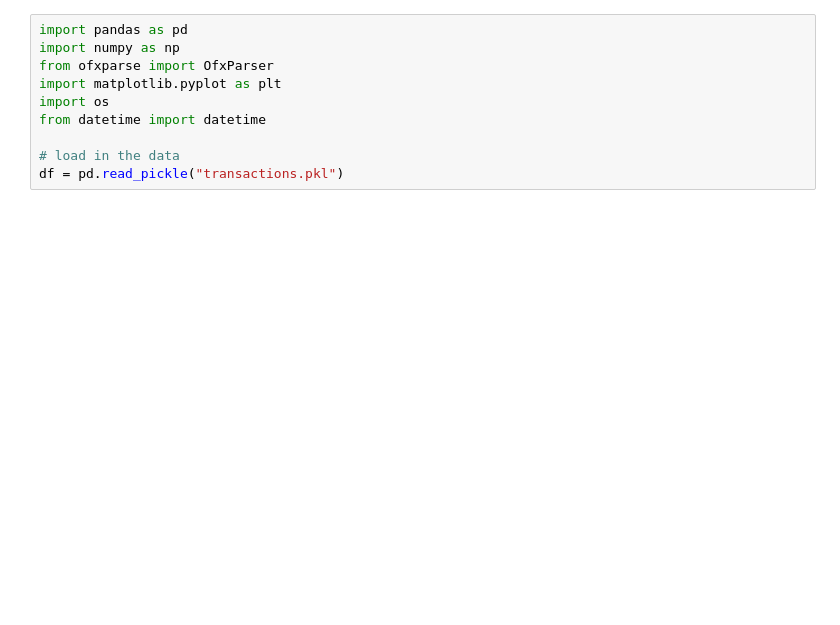
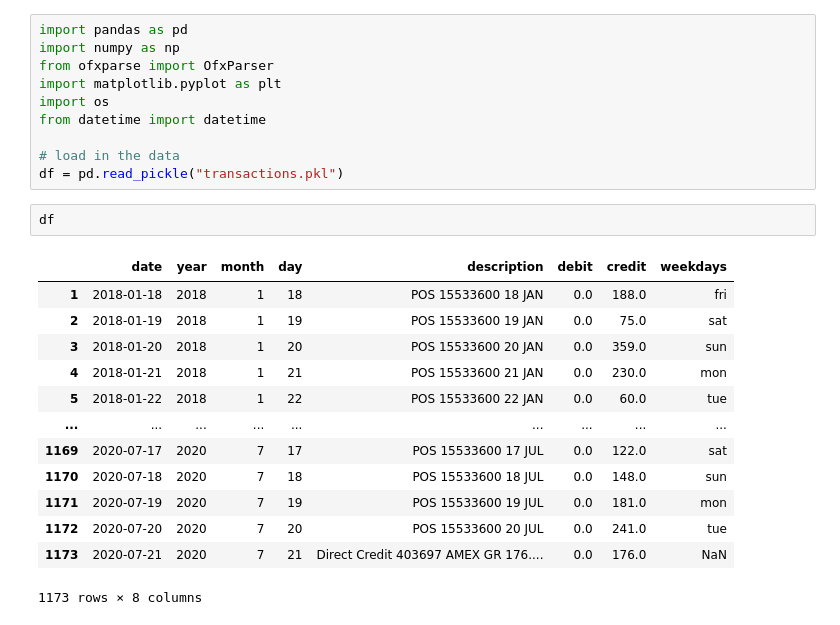
Before and after one commit to DanielFarahani/covid_business_impact, a Jupyter notebook: analysis.ipynb, the cells around one changed output. Cells and saved outputs as stored; diff of their text form; blank space fills up the shorter version.

```diff
--- a/analysis.ipynb
+++ b/analysis.ipynb
@@ -8,4 +8,20 @@ from datetime import datetime
 
 # load in the data
 df = pd.read_pickle("transactions.pkl")
+# %%
+df
+# %% [output]
+|  | date | year | month | day | description | debit | credit | weekdays |
+| 1 | 2018-01-18 | 2018 | 1 | 18 | POS 15533600 18 JAN | 0.0 | 188.0 | fri |
+| 2 | 2018-01-19 | 2018 | 1 | 19 | POS 15533600 19 JAN | 0.0 | 75.0 | sat |
+| 3 | 2018-01-20 | 2018 | 1 | 20 | POS 15533600 20 JAN | 0.0 | 359.0 | sun |
+| 4 | 2018-01-21 | 2018 | 1 | 21 | POS 15533600 21 JAN | 0.0 | 230.0 | mon |
+| 5 | 2018-01-22 | 2018 | 1 | 22 | POS 15533600 22 JAN | 0.0 | 60.0 | tue |
+| ... | ... | ... | ... | ... | ... | ... | ... | ... |
+| 1169 | 2020-07-17 | 2020 | 7 | 17 | POS 15533600 17 JUL | 0.0 | 122.0 | sat |
+| 1170 | 2020-07-18 | 2020 | 7 | 18 | POS 15533600 18 JUL | 0.0 | 148.0 | sun |
+| 1171 | 2020-07-19 | 2020 | 7 | 19 | POS 15533600 19 JUL | 0.0 | 181.0 | mon |
+| 1172 | 2020-07-20 | 2020 | 7 | 20 | POS 15533600 20 JUL | 0.0 | 241.0 | tue |
+| 1173 | 2020-07-21 | 2020 | 7 | 21 | Direct Credit 403697 AMEX GR 176.... | 0.0 | 176.0 | NaN |
+1173 rows × 8 columns
 # %%
```
Also changed, not shown: parts of 4 cells of this notebook, 1 other file.
